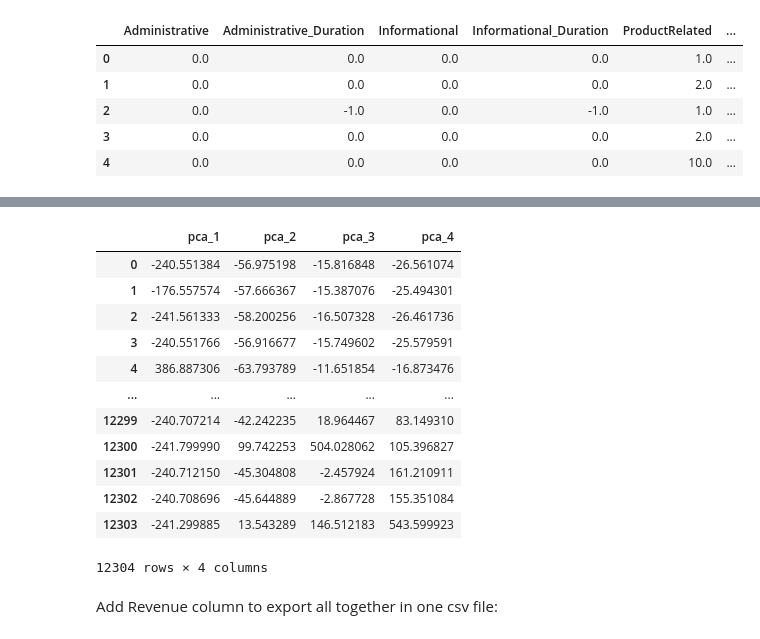
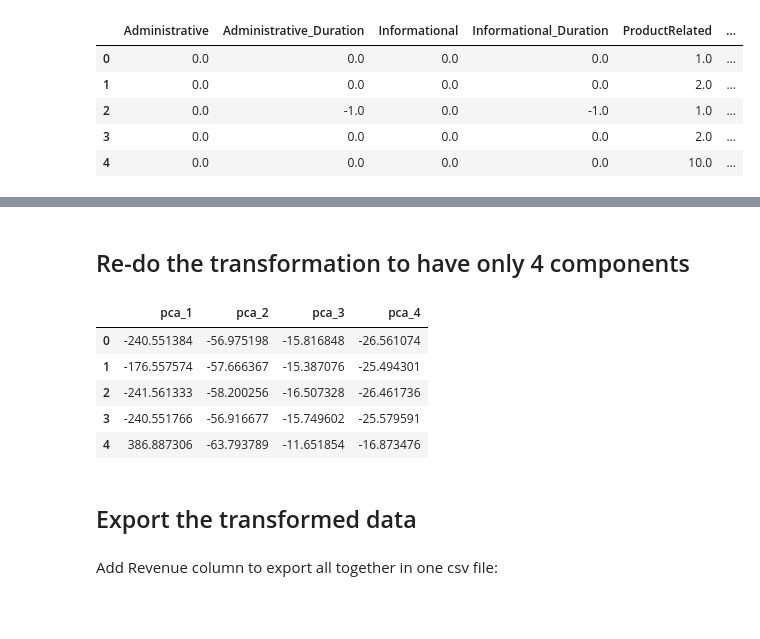
Before and after one commit to ta-datapt-bcn/project-ml-onlineshop, a Jupyter notebook: PCA/PCA.ipynb, the cells around one changed output, grey strips where cells are left out. Cells and saved outputs as stored; diff of their text form; code cells hidden in the pictures; blank space fills up the shorter version.

```diff
--- a/PCA/PCA.ipynb
+++ b/PCA/PCA.ipynb
@@ -59,3 +103,3 @@ PCA df 2
 # %%
-df_2 = pd.read_csv('../data/0.NaNs/df_0_oh.csv')
+df = pd.read_csv('../data/0.NaNs/df_0_oh.csv')
 # %%
@@ -72,23 +162,20 @@ x = df_2.drop(['Revenue'], axis = 1)
+# %% [markdown]
+## Re-do the transformation to have only 4 components
 # %%
-pca = PCA(4)
-a = pca.fit_transform(x)
-pca_df = pd.DataFrame(a, columns = ['pca_' + str(i+1) for i in range(pca.n_components_)])
+pca_4 = PCA(n_components=4)
+data = pca_4.fit_transform(df.drop(columns='Revenue', axis=1))
+pca_df = pd.DataFrame(data, columns = ['pca_' + str(i+1) for i in range(pca_4.n_components_)])
 # %%
-pca_df
+pca_df.head()
 # %% [output]
 |  | pca_1 | pca_2 | pca_3 | pca_4 |
 | 0 | -240.551384 | -56.975198 | -15.816848 | -26.561074 |
 | 1 | -176.557574 | -57.666367 | -15.387076 | -25.494301 |
 | 2 | -241.561333 | -58.200256 | -16.507328 | -26.461736 |
 | 3 | -240.551766 | -56.916677 | -15.749602 | -25.579591 |
 | 4 | 386.887306 | -63.793789 | -11.651854 | -16.873476 |
-| ... | ... | ... | ... | ... |
-| 12299 | -240.707214 | -42.242235 | 18.964467 | 83.149310 |
-| 12300 | -241.799990 | 99.742253 | 504.028062 | 105.396827 |
-| 12301 | -240.712150 | -45.304808 | -2.457924 | 161.210911 |
-| 12302 | -240.708696 | -45.644889 | -2.867728 | 155.351084 |
-| 12303 | -241.299885 | 13.543289 | 146.512183 | 543.599923 |
-12304 rows × 4 columns
+# %% [markdown]
+## Export the transformed data
 # %% [markdown]
 Add Revenue column to export all together in one csv file:
 # %%
```
Also changed, not shown: parts of 45 cells of this notebook.
